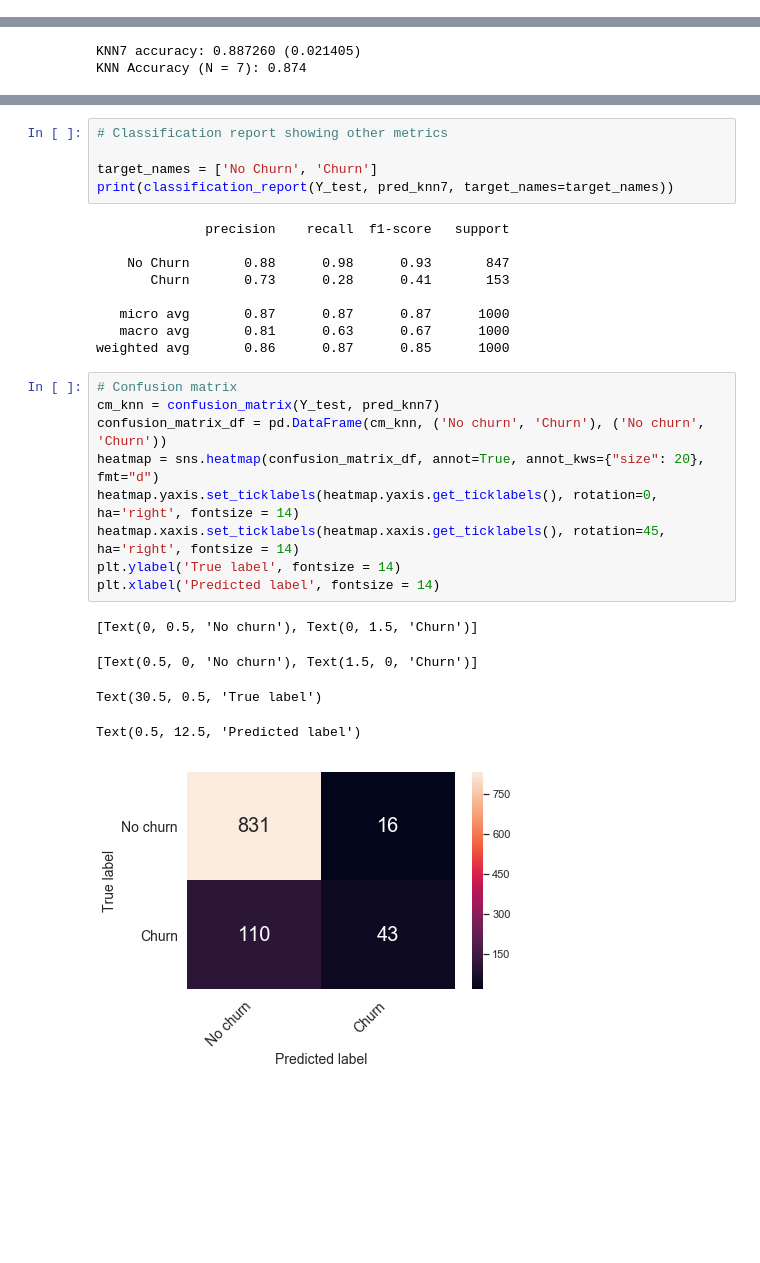
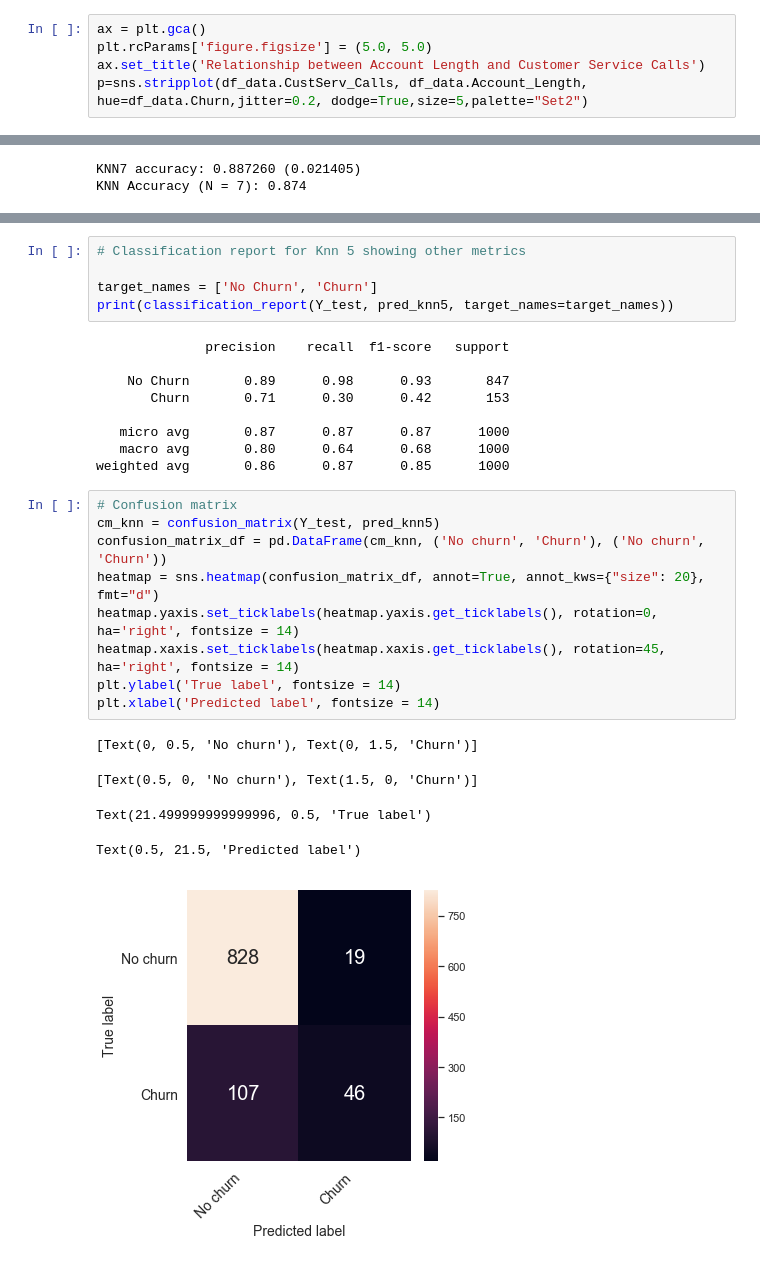
Before and after one commit to uoft-datascience/3250, a Jupyter notebook: Project-Churn.ipynb, the cells around one changed output, grey strips where cells are left out. Cells and saved outputs as stored; diff of their text form; blank space fills up the shorter version.

```diff
--- a/Project-Churn.ipynb
+++ b/Project-Churn.ipynb
@@ -420,3 +483,8 @@ Most of the customers had at least one call to customer service
 Most of the customers who escaped had at leat one to four call to customer service.
 
 So we can see that there is clearly an influence here.
+# %%
+ax = plt.gca()
+plt.rcParams['figure.figsize'] = (5.0, 5.0)
+ax.set_title('Relationship between Account Length and Customer Service Calls')
+p=sns.stripplot(df_data.CustServ_Calls, df_data.Account_Length, hue=df_data.Churn,jitter=0.2, dodge=True,size=5,palette="Set2")
@@ -694,32 +765,32 @@ KNN Accuracy (N = 7): 0.874
 # %%
-# Classification report showing other metrics
+# Classification report for Knn 5 showing other metrics
 
 target_names = ['No Churn', 'Churn']
-print(classification_report(Y_test, pred_knn7, target_names=target_names))
+print(classification_report(Y_test, pred_knn5, target_names=target_names))
 # %% [output]
               precision    recall  f1-score   support
 
-    No Churn       0.88      0.98      0.93       847
-       Churn       0.73      0.28      0.41       153
+    No Churn       0.89      0.98      0.93       847
+       Churn       0.71      0.30      0.42       153
 
    micro avg       0.87      0.87      0.87      1000
-   macro avg       0.81      0.63      0.67      1000
+   macro avg       0.80      0.64      0.68      1000
 weighted avg       0.86      0.87      0.85      1000
 # %%
 # Confusion matrix
-cm_knn = confusion_matrix(Y_test, pred_knn7)
+cm_knn = confusion_matrix(Y_test, pred_knn5)
 confusion_matrix_df = pd.DataFrame(cm_knn, ('No churn', 'Churn'), ('No churn', 'Churn'))
 heatmap = sns.heatmap(confusion_matrix_df, annot=True, annot_kws={"size": 20}, fmt="d")
 heatmap.yaxis.set_ticklabels(heatmap.yaxis.get_ticklabels(), rotation=0, ha='right', fontsize = 14)
 heatmap.xaxis.set_ticklabels(heatmap.xaxis.get_ticklabels(), rotation=45, ha='right', fontsize = 14)
 plt.ylabel('True label', fontsize = 14)
 plt.xlabel('Predicted label', fontsize = 14)
 # %% [output]
 [Text(0, 0.5, 'No churn'), Text(0, 1.5, 'Churn')]
 [Text(0.5, 0, 'No churn'), Text(1.5, 0, 'Churn')]
-Text(30.5, 0.5, 'True label')
+Text(21.499999999999996, 0.5, 'True label')
-Text(0.5, 12.5, 'Predicted label')
+Text(0.5, 21.5, 'Predicted label')
-[figure, old version]
+[figure, new version]
 # %% [markdown]
 ### Summary
 
```
Also changed, not shown: parts of 16 cells of this notebook.
